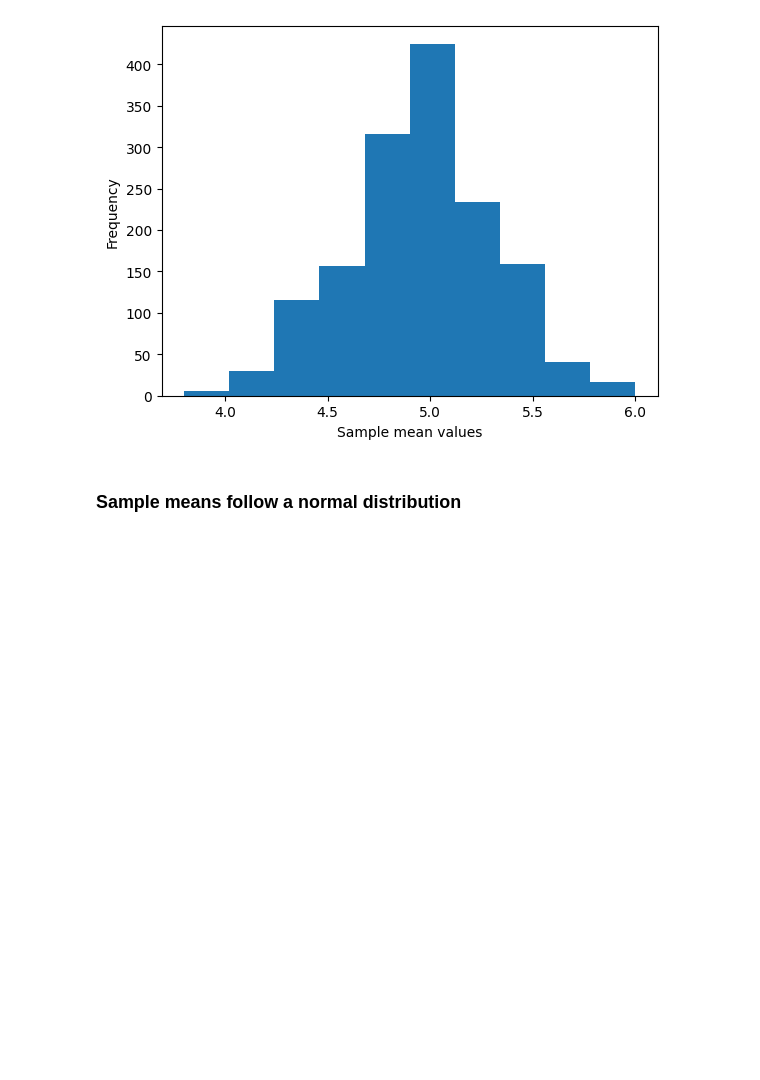
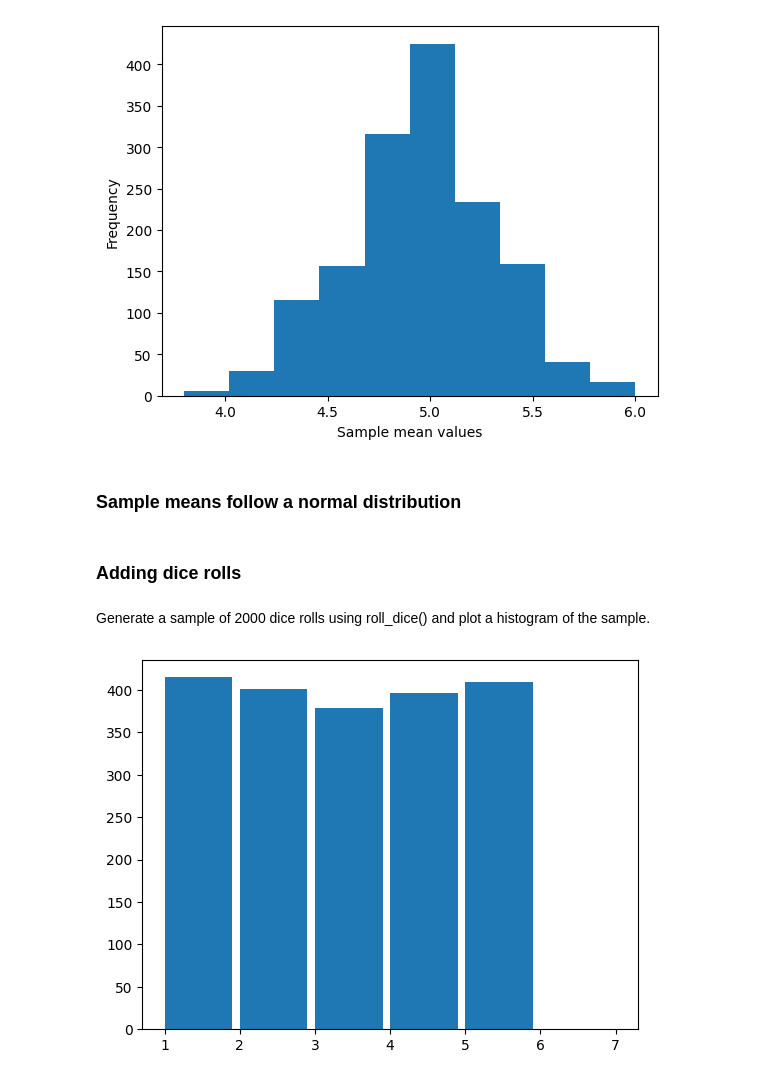
Before and after one commit to ozlerhakan/datacamp, a Jupyter notebook: Foundations of Probability in Python/chapter4.ipynb, the cells around one changed output. Cells and saved outputs as stored; diff of their text form; code cells hidden in the pictures; blank space fills up the shorter version.

Commit message:
add new exercise roll_dice

```diff
--- a/Foundations of Probability in Python/chapter4.ipynb
+++ b/Foundations of Probability in Python/chapter4.ipynb
@@ -194,3 +194,7 @@ for _ in range(1500):
 
 plt.hist(sample_means)
 plt.show()
+# %% [markdown]
+### Adding dice rolls
+# %% [markdown]
+Generate a sample of 2000 dice rolls using roll_dice() and plot a histogram of the sample.
@@ -196,0 +203,31 @@ plt.show()
+# %%
+def roll_dice(num_rolls):
+    """Generate dice roll simulations
+
+    Parameters
+    ----------
+    num_rolls : int
+        The number of dice rolls to simulate
+
+    Returns
+    -------
+    list
+        a list with num_rolls simulations of dice rolls
+    """
+
+    sample = []
+    for i in range(num_rolls):
+        sample.append(random.randint(1,6))
+    return(sample)
+# %%
+
+np.random.seed(42)
+
+
+sample1 = roll_dice(num_rolls=2000)
+
+
+plt.hist(sample1, bins=range(1, 8), width=0.9)
+plt.show()
+# %% [output]
+[figure, added]
```
Also changed, not shown: parts of 1 cell of this notebook.
